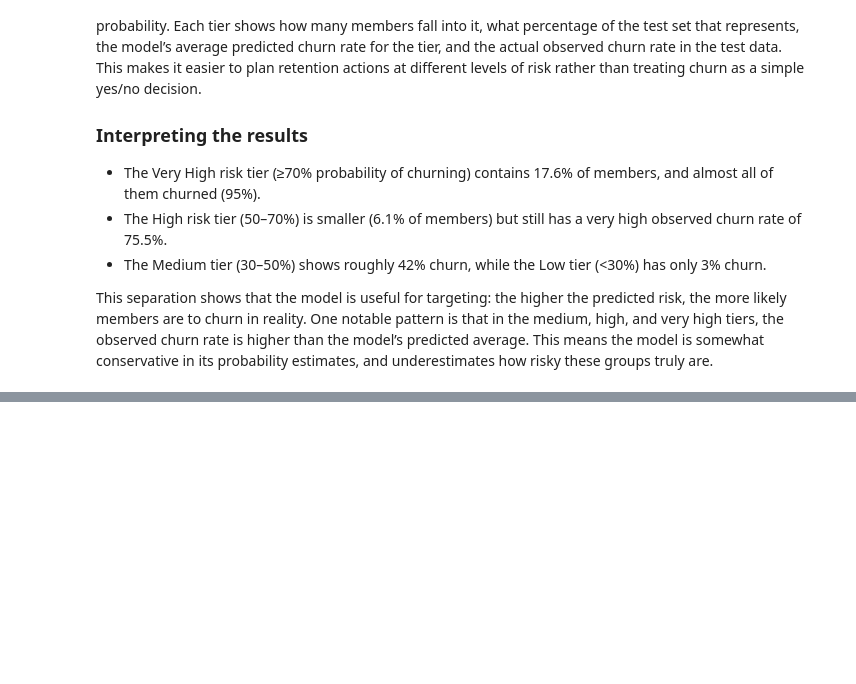
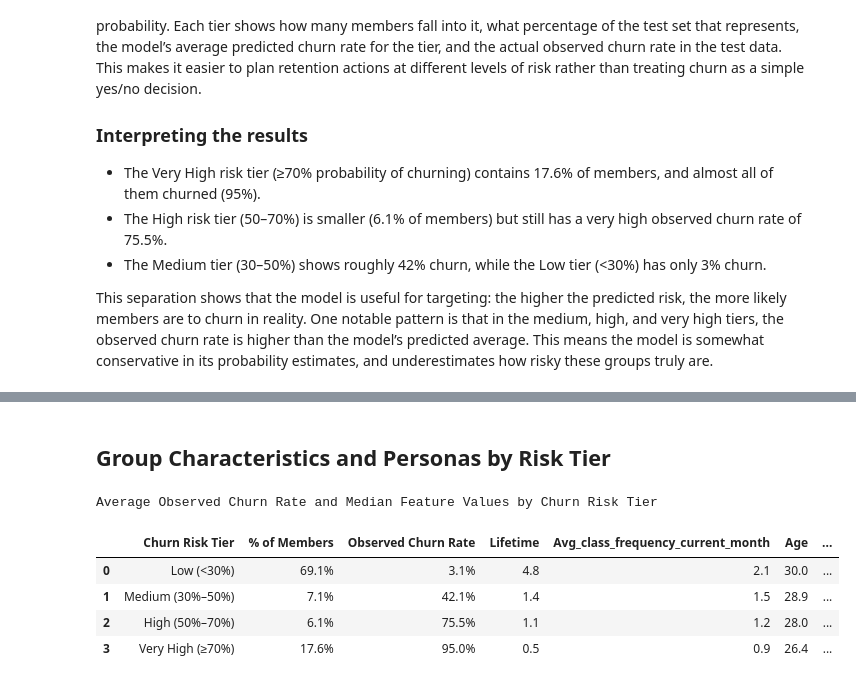
Before and after one commit to dbolotov/data_science_blog, a Jupyter notebook: gym_churn_analysis/gym_churn_analysis.ipynb, the cells around one changed output, grey strips where cells are left out. Saved outputs shown, nothing was run; the diff lists cells and outputs as text; code cells hidden in the pictures; blank space fills up the shorter version.

```diff
--- a/gym_churn_analysis/gym_churn_analysis.ipynb
+++ b/gym_churn_analysis/gym_churn_analysis.ipynb
@@ -752,3 +759,41 @@ tier_summary_table
 | 1 | Medium (30%–50%) | 57 | 7.1% | 40.1% | 42.1% |
 | 2 | High (50%–70%) | 49 | 6.1% | 60.6% | 75.5% |
 | 3 | Very High (≥70%) | 141 | 17.6% | 86.7% | 95.0% |
+# %% [markdown]
+## Group Characteristics and Personas by Risk Tier
+# %%
+# Get the top 6 features based on permutation importance
+persona_features = pi.head(6)['feature']
+
+# Reset test set index and merge with risk tiers
+X_test_reset = X_test.reset_index(drop=True)
+persona_df = pd.concat([X_test_reset, test_df[["risk_tier", "actual"]]], axis=1)
+
+# Compute median values per tier for selected features
+persona_summary = persona_df.groupby("risk_tier", observed=False)[persona_features].median()
+
+# Pull in % of members and churn rate from original tier summary
+add_cols = tier_summary.set_index("Churn Risk Tier")[["% of Members", "Observed Churn Rate"]]
+
+persona_summary = persona_summary.merge(add_cols, left_index=True, right_index=True)
+persona_summary = persona_summary.reset_index().rename(columns={"risk_tier": "Churn Risk Tier"})
+
+# Reorder columns so "Churn Risk Tier" and the two metrics come first
+cols_front = ["Churn Risk Tier", "% of Members", "Observed Churn Rate"]
+persona_summary = persona_summary[cols_front + [col for col in persona_summary.columns if col not in cols_front]]
+
+persona_summary = persona_summary.round(1)
+
+# persona_summary.style.set_caption("Average Observed Churn Rate and Median Feature Values by Churn Risk Tier")
+# persona_summary.style.format(precision=1).set_caption("Average Observed Churn Rate and Median Feature Values by Churn Risk Tier")
+(persona_summary.style
+    .format(precision=1)
+    .set_caption("Average Observed Churn Rate and Median Feature Values by Churn Risk Tier")
+    .set_table_styles([{"selector": "caption", "props": [("caption-side", "bottom"), ("font-size", "16px"), ("font-weight", "bold")]}]))
+# %% [output]
+Average Observed Churn Rate and Median Feature Values by Churn Risk Tier
+|  | Churn Risk Tier | % of Members | Observed Churn Rate | Lifetime | Avg_class_frequency_current_month | Age | ... |
+| 0 | Low (<30%) | 69.1% | 3.1% | 4.8 | 2.1 | 30.0 | ... |
+| 1 | Medium (30%–50%) | 7.1% | 42.1% | 1.4 | 1.5 | 28.9 | ... |
+| 2 | High (50%–70%) | 6.1% | 75.5% | 1.1 | 1.2 | 28.0 | ... |
+| 3 | Very High (≥70%) | 17.6% | 95.0% | 0.5 | 0.9 | 26.4 | ... |
```
Also changed, not shown: parts of 9 cells of this notebook.
